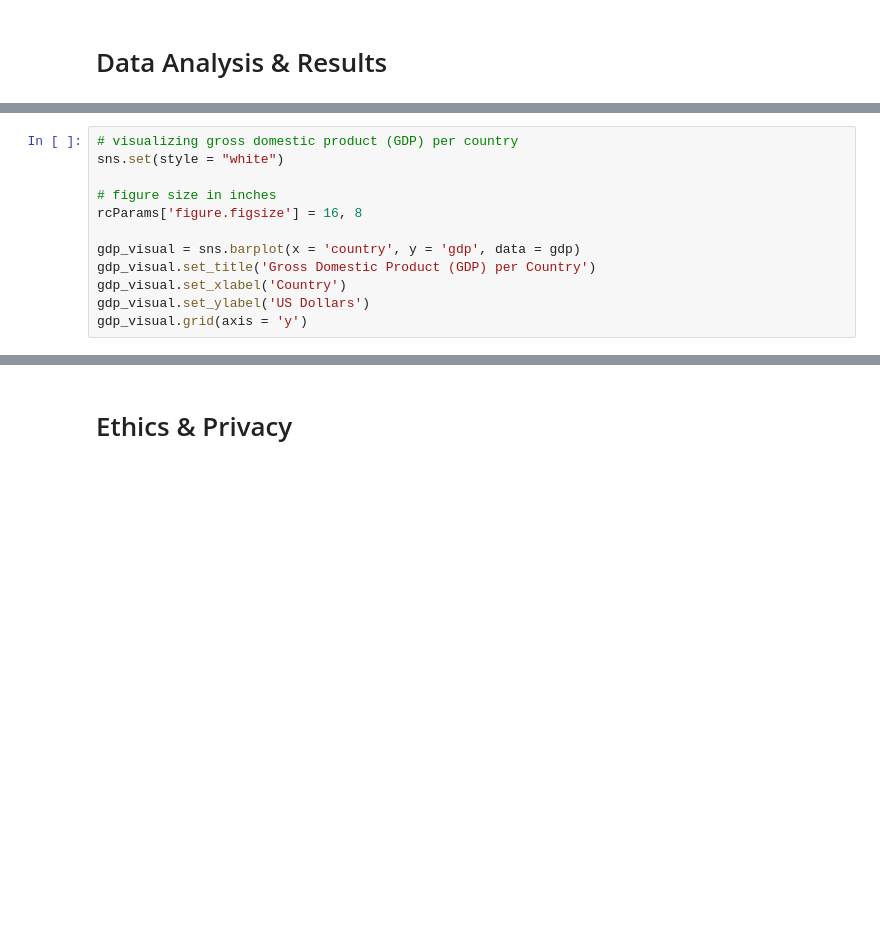
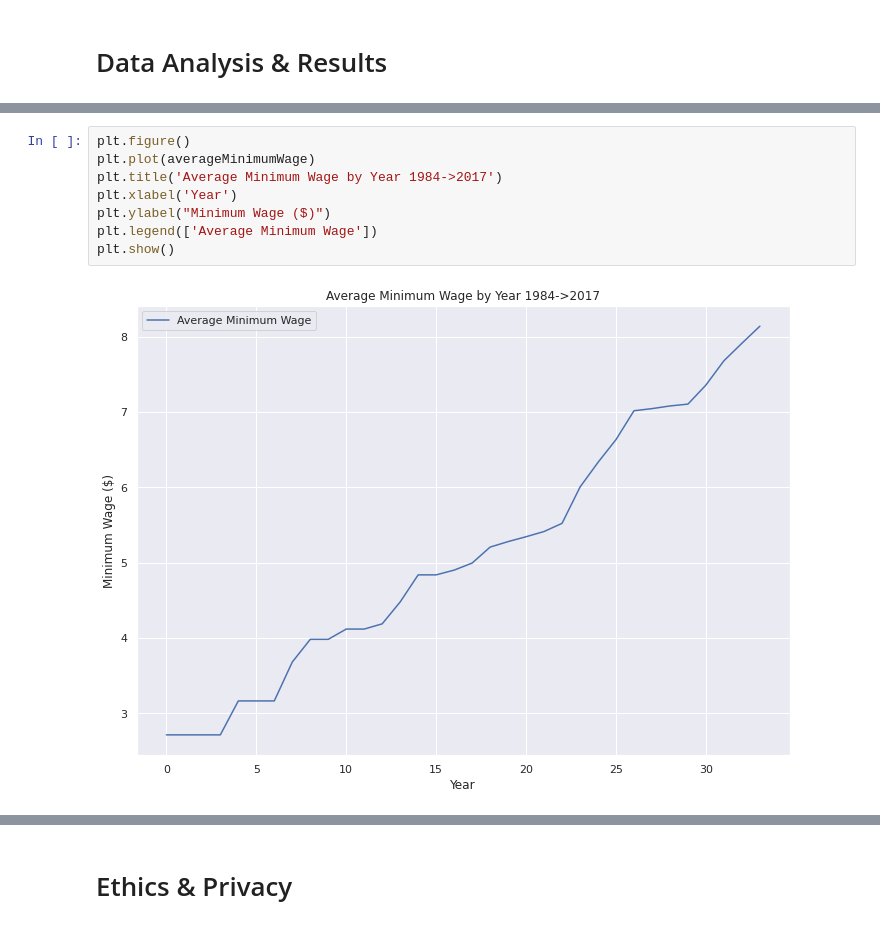
Before and after one commit to COGS108/FinalProject-Sp22, a Jupyter notebook: FinalProjectGroup004Sp22.ipynb, the cells around one changed output, grey strips where cells are left out. Cells and saved outputs as stored; diff of their text form; blank space fills up the shorter version.

```diff
--- a/FinalProjectGroup004Sp22.ipynb
+++ b/FinalProjectGroup004Sp22.ipynb
@@ -1381,12 +197,0 @@ annual_growth_rate.grid(axis = 'y')
-# %%
-# visualizing gross domestic product (GDP) per country
-sns.set(style = "white")
-
-# figure size in inches
-rcParams['figure.figsize'] = 16, 8
-
-gdp_visual = sns.barplot(x = 'country', y = 'gdp', data = gdp)
-gdp_visual.set_title('Gross Domestic Product (GDP) per Country')
-gdp_visual.set_xlabel('Country')
-gdp_visual.set_ylabel('US Dollars')
-gdp_visual.grid(axis = 'y')
@@ -1629,0 +214,10 @@ The regression models built using the sklearn module each explain some amount of
+# %%
+plt.figure()
+plt.plot(averageMinimumWage)
+plt.title('Average Minimum Wage by Year 1984->2017')
+plt.xlabel('Year')
+plt.ylabel("Minimum Wage ($)")
+plt.legend(['Average Minimum Wage'])
+plt.show()
+# %% [output]
+[figure, added]
```
Also changed, not shown: parts of 186 cells of this notebook.
